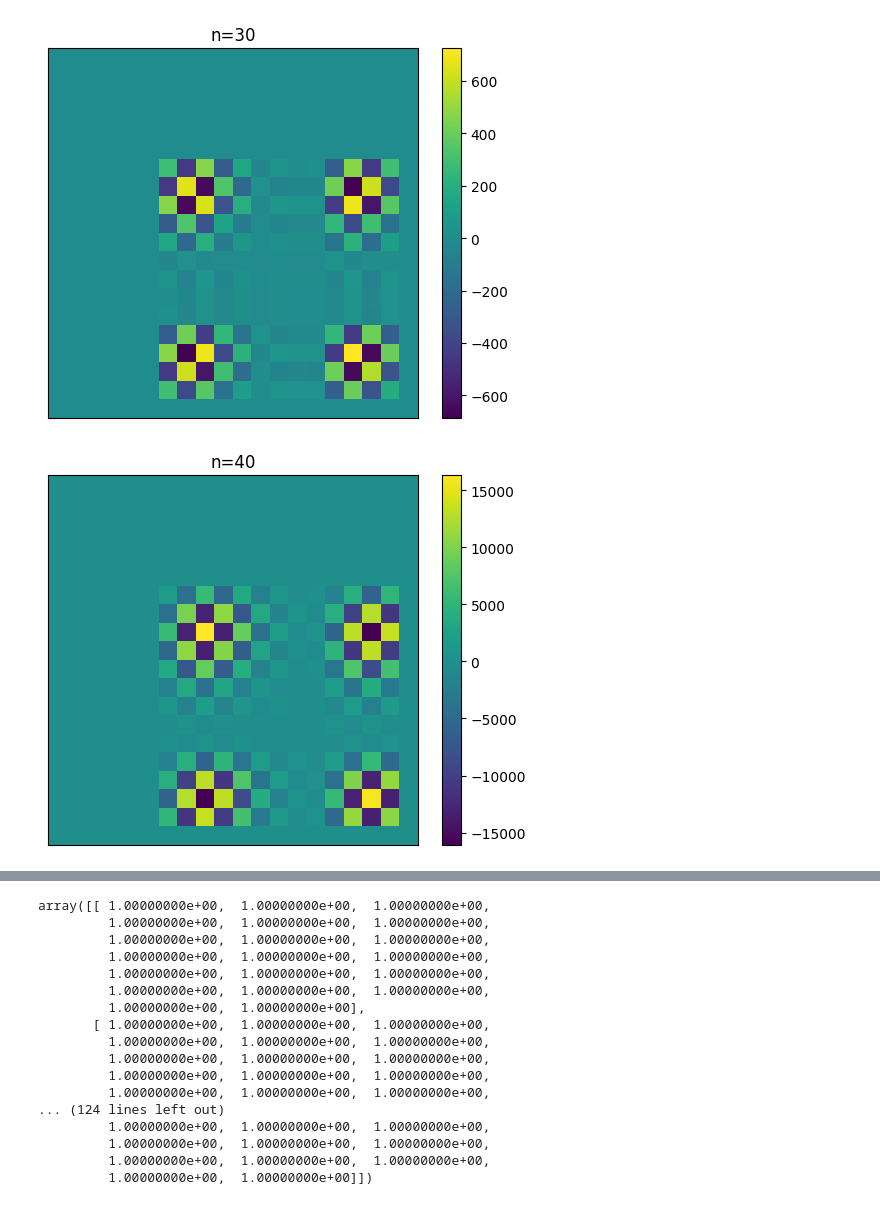
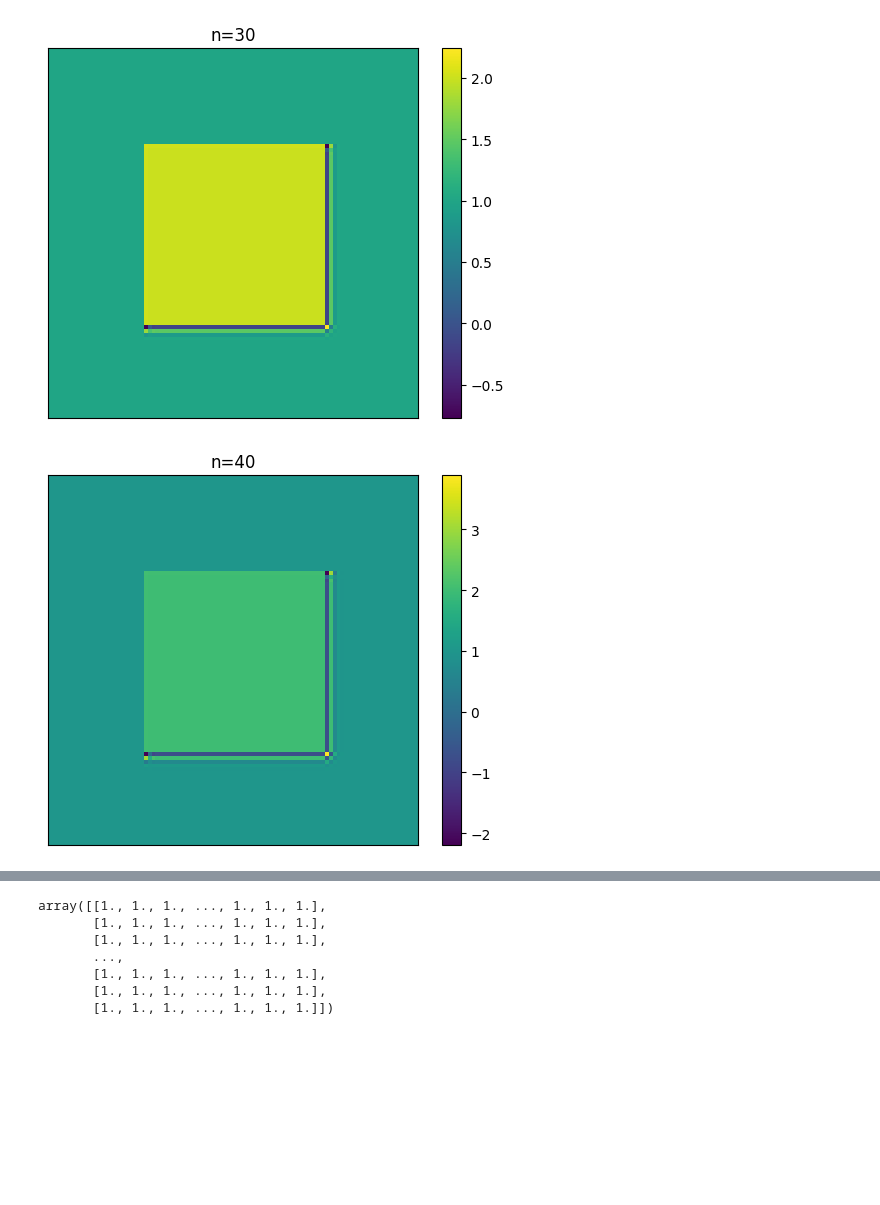
Before and after one commit to ColouredCat/Fluid_Sums, a Jupyter notebook: 2d-convection.ipynb, the cells around one changed output, grey strips where cells are left out. Cells and saved outputs as stored; diff of their text form; code cells hidden in the pictures; blank space fills up the shorter version.

```diff
--- a/2d-convection.ipynb
+++ b/2d-convection.ipynb
@@ -1,7 +1,6 @@
 # %%
 from sympy import Eq, symbols, Function, solve
 
-x, y, t, dt, dx, dy = symbols('x, y, t, dt, dx, dy')
-C1, C2 = symbols('C1, C2')
+x, y, t, dt, dx, dy, c = symbols('x y t dt dx dy c')
 u = Function('u')(t, x, y)
 # %%
@@ -24,21 +23,26 @@ $\displaystyle \frac{dt dx \left(u{\left(t,x,y \right)} - u{\left(t,x,y - 1 \rig
 import numpy as np
 import matplotlib.pyplot as plt
 
-width = 20
-height = 20
+width = 100
+height = 100
 nu = width*height
 
 dx = 1
 dy = 1
-dt = 0.1
+dt = 0.025
 nt = 80
+c = 1
 
 u = np.ones(shape=(width, height))
-#u[int(width/4):int(3*(width/4))] = 2
-for x in range(width):
-    for y in range(height):
-        if (x > width/4 and x < 3*width/4) and (y > height/4 and y < 3*height/4):
-            u[x][y] = 2
+
+def set_central_force(u):
+    for x in range(width):
+        for y in range(height):
+            if (x > width/4 and x < 3*width/4) and (y > height/4 and y < 3*height/4):
+                u[x][y] = 2
+    return u
+
+u = set_central_force(u)
 # %%
 def plot(u, title=None):
     plt.imshow(u)
@@ -59,7 +61,7 @@ for n in range(nt):
     un = u.copy()
     for x in range(1, width-1):
         for y in range(1, height-1):
-            u[x][y] = (dt*dx*(un[x][y] - un[x][y-1]) + dt*dy*(un[x][y] - un[x-1][y]) + dx*dy*un[x][y]) / (dx*dy)
+            u[x][y] = (c*dt*dx*(un[x][y] - un[x][y-1]) + c*dt*dy*(un[x][y] - un[x-1][y]) + dx*dy*un[x][y]) / (dx*dy)
     if n % 10 == 0:
         plot(u, title=f"n={n}")
 u
@@ -70,2 +72,2 @@ u
-[figure, old version]
+[figure, new version]
-[figure, old version]
+[figure, new version]
@@ -75,17 +77,7 @@ u
-array([[ 1.00000000e+00,  1.00000000e+00,  1.00000000e+00,
-         1.00000000e+00,  1.00000000e+00,  1.00000000e+00,
-         1.00000000e+00,  1.00000000e+00,  1.00000000e+00,
-         1.00000000e+00,  1.00000000e+00,  1.00000000e+00,
-         1.00000000e+00,  1.00000000e+00,  1.00000000e+00,
-         1.00000000e+00,  1.00000000e+00,  1.00000000e+00,
-         1.00000000e+00,  1.00000000e+00],
-       [ 1.00000000e+00,  1.00000000e+00,  1.00000000e+00,
-         1.00000000e+00,  1.00000000e+00,  1.00000000e+00,
-         1.00000000e+00,  1.00000000e+00,  1.00000000e+00,
-         1.00000000e+00,  1.00000000e+00,  1.00000000e+00,
-         1.00000000e+00,  1.00000000e+00,  1.00000000e+00,
-... (124 lines left out)
-         1.00000000e+00,  1.00000000e+00,  1.00000000e+00,
-         1.00000000e+00,  1.00000000e+00,  1.00000000e+00,
-         1.00000000e+00,  1.00000000e+00,  1.00000000e+00,
-         1.00000000e+00,  1.00000000e+00]])
+array([[1., 1., 1., ..., 1., 1., 1.],
+       [1., 1., 1., ..., 1., 1., 1.],
+       [1., 1., 1., ..., 1., 1., 1.],
+       ...,
+       [1., 1., 1., ..., 1., 1., 1.],
+       [1., 1., 1., ..., 1., 1., 1.],
+       [1., 1., 1., ..., 1., 1., 1.]])
```
Also changed, not shown: parts of 6 cells of this notebook.
